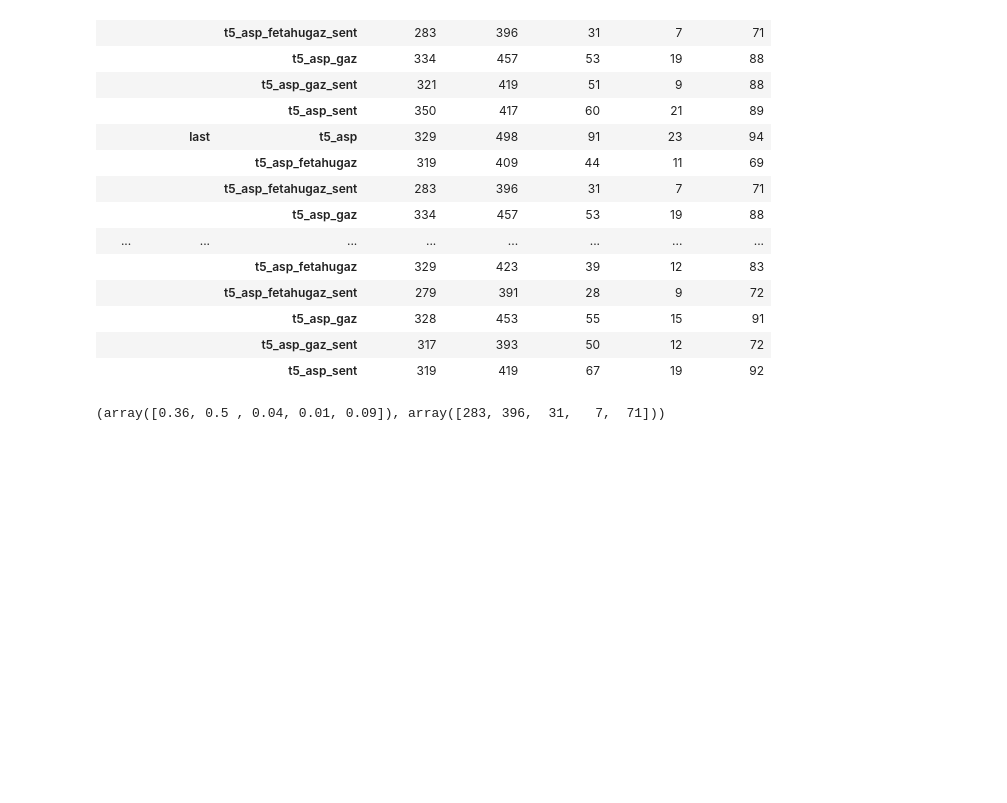
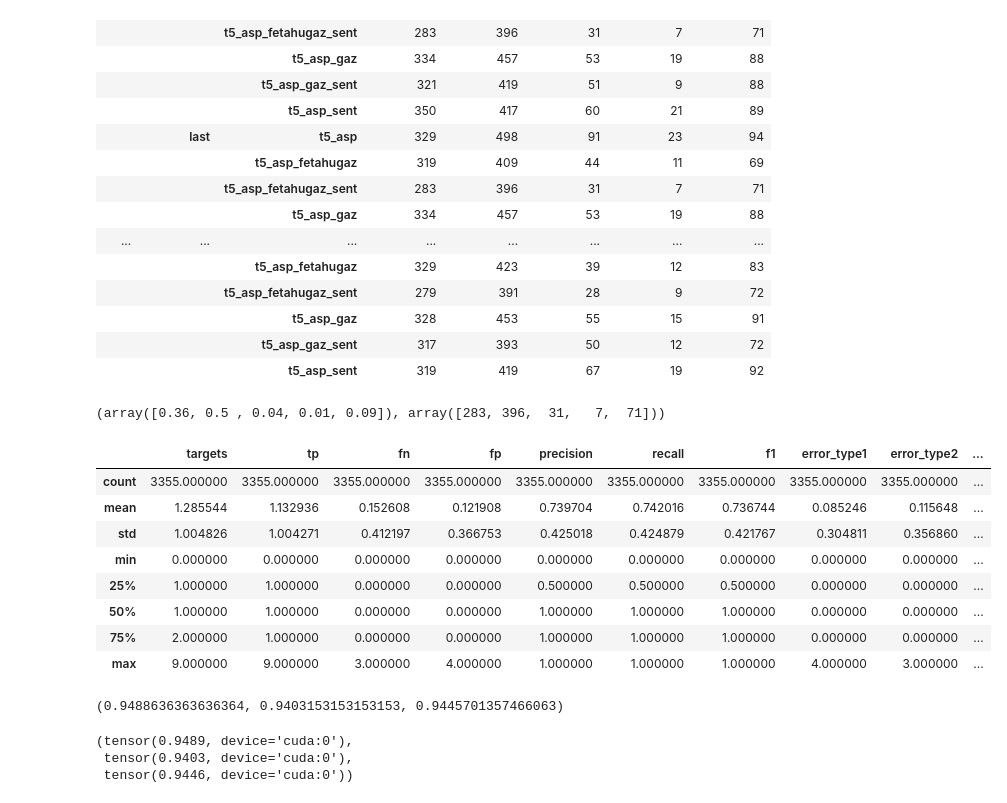
Before and after one commit to roebbert92/thesis, a Jupyter notebook: experiment_01.ipynb, the cells around one changed output. Drawn from its saved outputs; the diff is of its cells as text; code cells hidden in the pictures; blank space fills up the shorter version.

```diff
--- a/experiment_01.ipynb
+++ b/experiment_01.ipynb
@@ -586,3 +586,40 @@ percent_dist = np.round(dist / dist.sum(), 2)
 percent_dist, dist
 # %% [output]
 (array([0.36, 0.5 , 0.04, 0.01, 0.09]), array([283, 396,  31,   7,  71]))
+# %%
+from models.metrics import ASPMetrics
+import pickle
+
+with open(
+        "/home/loebbert/projects/thesis/experiments/01_performance/data/seed_1/04_metrics/t5_asp_lownergaz_sent/last_lowner_dev.pkl",
+        "rb") as file:
+    metrics: ASPMetrics = pickle.load(file)
+metrics_df = metrics.metrics_per_sample()
+# %%
+metrics_df.describe()
+# %% [output]
+|  | targets | tp | fn | fp | precision | recall | f1 | error_type1 | error_type2 | ... |
+| count | 3355.000000 | 3355.000000 | 3355.000000 | 3355.000000 | 3355.000000 | 3355.000000 | 3355.000000 | 3355.000000 | 3355.000000 | ... |
+| mean | 1.285544 | 1.132936 | 0.152608 | 0.121908 | 0.739704 | 0.742016 | 0.736744 | 0.085246 | 0.115648 | ... |
+| std | 1.004826 | 1.004271 | 0.412197 | 0.366753 | 0.425018 | 0.424879 | 0.421767 | 0.304811 | 0.356860 | ... |
+| min | 0.000000 | 0.000000 | 0.000000 | 0.000000 | 0.000000 | 0.000000 | 0.000000 | 0.000000 | 0.000000 | ... |
+| 25% | 1.000000 | 1.000000 | 0.000000 | 0.000000 | 0.500000 | 0.500000 | 0.500000 | 0.000000 | 0.000000 | ... |
+| 50% | 1.000000 | 1.000000 | 0.000000 | 0.000000 | 1.000000 | 1.000000 | 1.000000 | 0.000000 | 0.000000 | ... |
+| 75% | 2.000000 | 1.000000 | 0.000000 | 0.000000 | 1.000000 | 1.000000 | 1.000000 | 0.000000 | 0.000000 | ... |
+| max | 9.000000 | 9.000000 | 3.000000 | 4.000000 | 1.000000 | 1.000000 | 1.000000 | 4.000000 | 3.000000 | ... |
+# %%
+tp = metrics_df["tp"].sum()
+fp = metrics_df["fp"].sum()
+fn = metrics_df["fn"].sum()
+precision = tp / (fp + tp)
+recall = tp / (fn + tp)
+f1 = 2*precision*recall/(precision+recall)
+precision, recall, f1
+# %% [output]
+(0.9488636363636364, 0.9403153153153153, 0.9445701357466063)
+# %%
+metrics.precision(), metrics.recall(), metrics.f1()
+# %% [output]
+(tensor(0.9489, device='cuda:0'),
+ tensor(0.9403, device='cuda:0'),
+ tensor(0.9446, device='cuda:0'))
```
Also changed, not shown: 38 other files.
